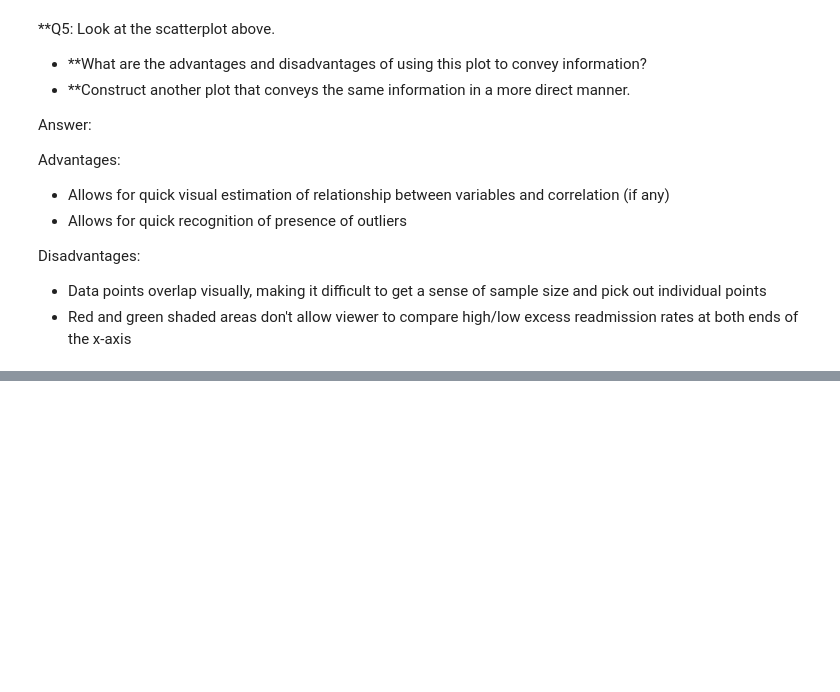
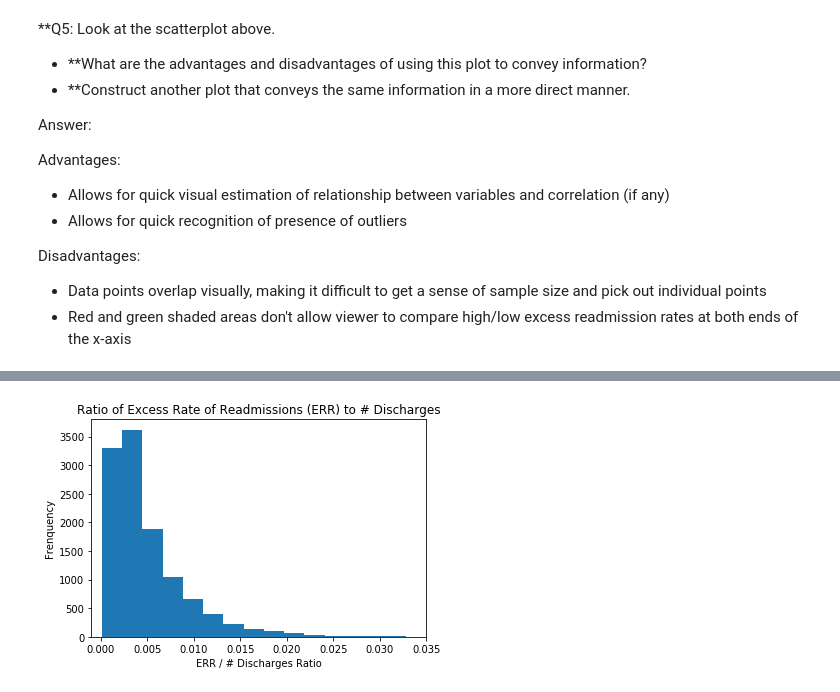
Before and after one commit to ealong/Springboard, a Jupyter notebook: hospital_readmit/sliderule_dsi_inferential_statistics_exercise_3.ipynb, the cells around one changed output, grey strips where cells are left out. Drawn from its saved outputs; the diff is of its cells as text; code cells hidden in the pictures; blank space fills up the shorter version.

Commit message:
Minor edits + additional alternate plot at end

```diff
--- a/hospital_readmit/sliderule_dsi_inferential_statistics_exercise_3.ipynb
+++ b/hospital_readmit/sliderule_dsi_inferential_statistics_exercise_3.ipynb
@@ -274,0 +270,10 @@ fig.tight_layout()
+# %%
+#Alternate plot (Reducing to 1-Dimensional plot)
+_ = plt.hist(stripped_df['Excess Readmission Ratio'] / stripped_df['Number of Discharges'], bins=20)
+_ = plt.xlim([-0.001, 0.035])
+_ = plt.xlabel('ERR / # Discharges Ratio')
+_ = plt.ylabel('Frenquency')
+_ = plt.title('Ratio of Excess Rate of Readmissions (ERR) to # Discharges')
+plt.show()
+# %% [output]
+[figure, added]
```
Also changed, not shown: parts of 2 cells of this notebook.
